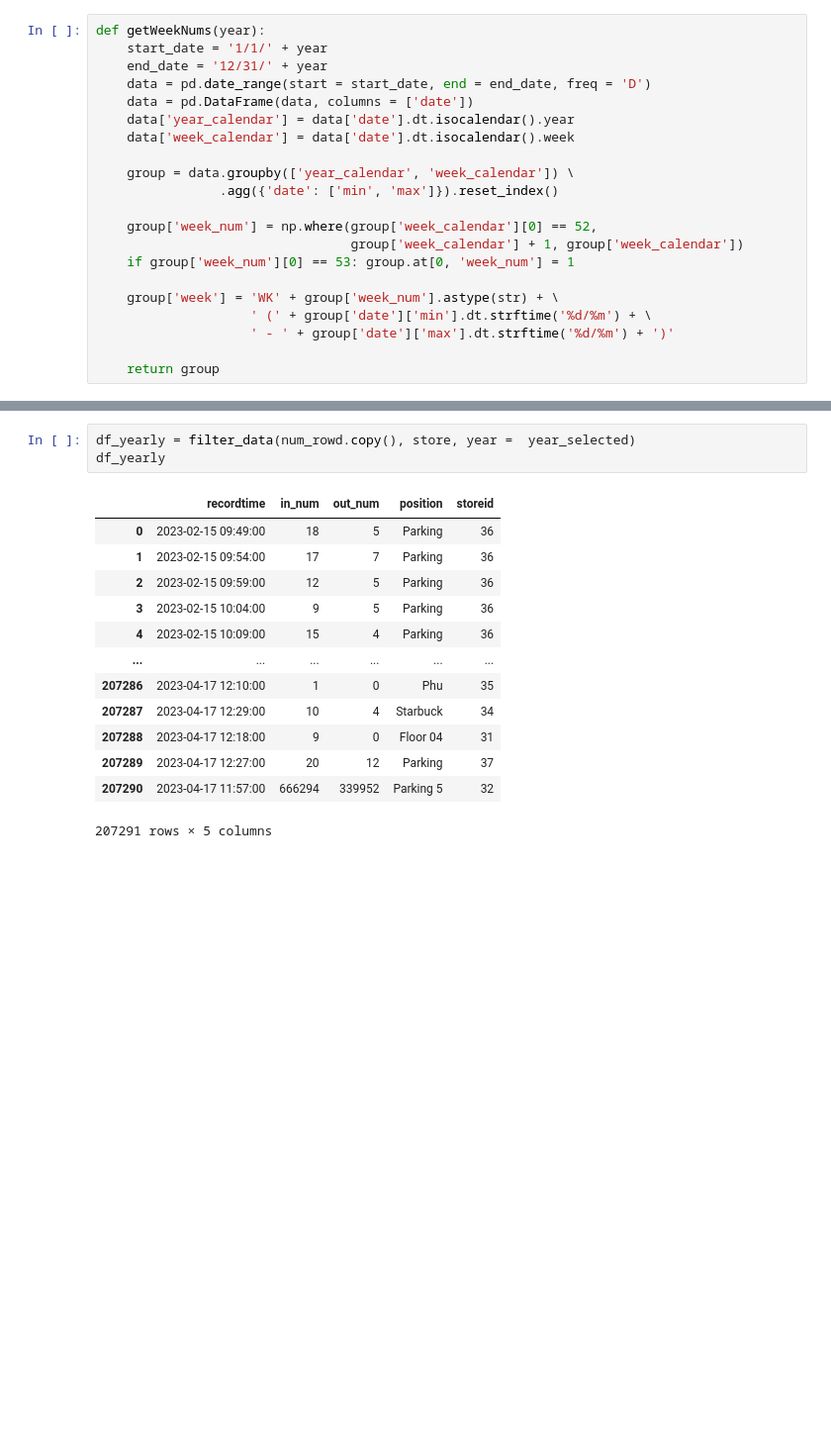
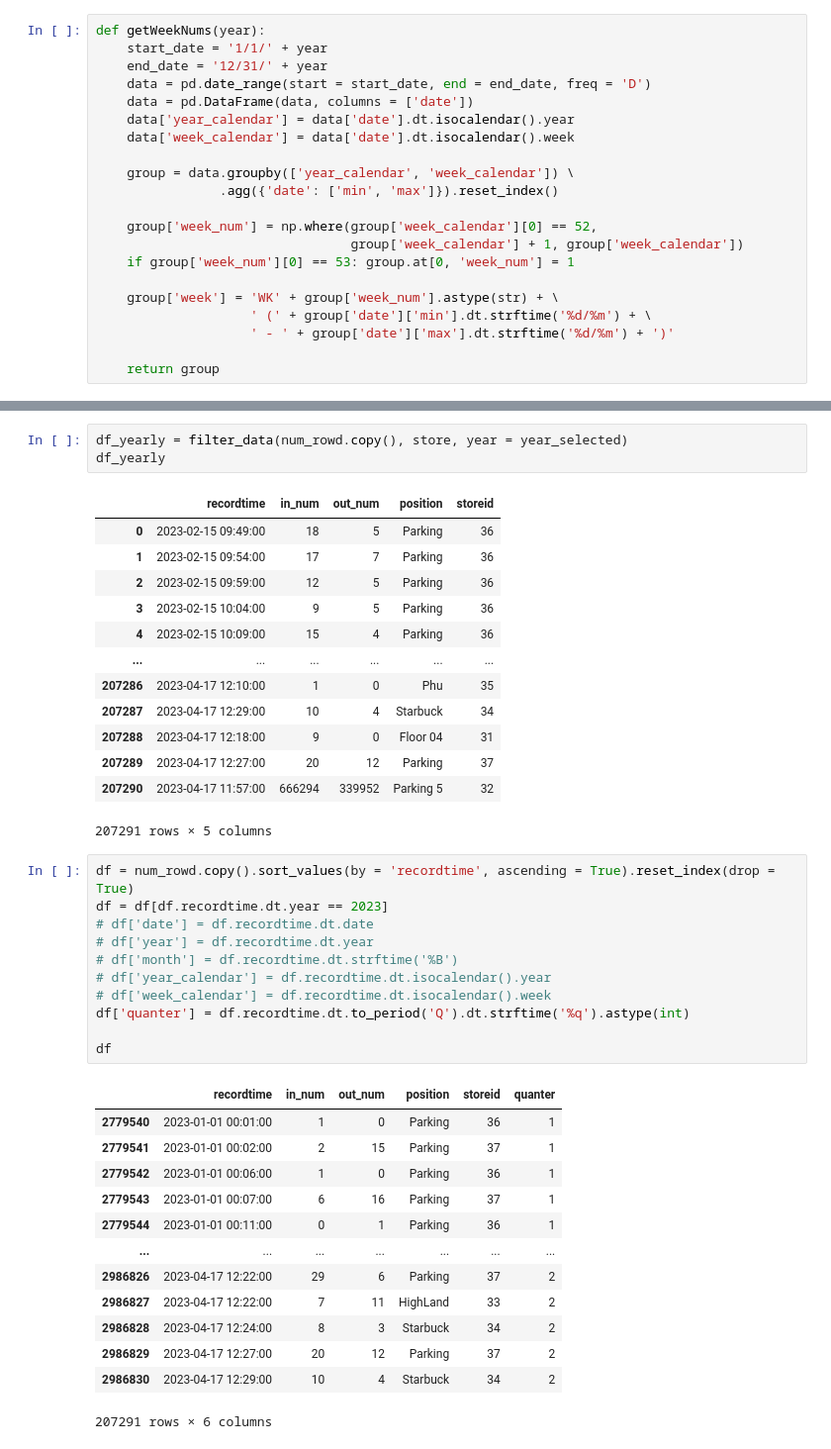
Before and after one commit to phongvu2010/Analytics-iCount-People, a Jupyter notebook: test.ipynb, the cells around one changed output, grey strips where cells are left out. Shown at 99% size. Cells and saved outputs as stored; diff of their text form; blank space fills up the shorter version.

```diff
--- a/test.ipynb
+++ b/test.ipynb
@@ -122,5 +185,5 @@ df_quarter
 # %%
-df_yearly = filter_data(num_rowd.copy(), store, year =  year_selected)
+df_yearly = filter_data(num_rowd.copy(), store, year = year_selected)
 df_yearly
 # %% [output]
 |  | recordtime | in_num | out_num | position | storeid |
@@ -136,3 +199,28 @@ df_yearly
 | 207289 | 2023-04-17 12:27:00 | 20 | 12 | Parking | 37 |
 | 207290 | 2023-04-17 11:57:00 | 666294 | 339952 | Parking 5 | 32 |
 207291 rows × 5 columns
+# %%
+df = num_rowd.copy().sort_values(by = 'recordtime', ascending = True).reset_index(drop = True)
+df = df[df.recordtime.dt.year == 2023]
+# df['date'] = df.recordtime.dt.date
+# df['year'] = df.recordtime.dt.year
+# df['month'] = df.recordtime.dt.strftime('%B')
+# df['year_calendar'] = df.recordtime.dt.isocalendar().year
+# df['week_calendar'] = df.recordtime.dt.isocalendar().week
+df['quanter'] = df.recordtime.dt.to_period('Q').dt.strftime('%q').astype(int)
+
+df
+# %% [output]
+|  | recordtime | in_num | out_num | position | storeid | quanter |
+| 2779540 | 2023-01-01 00:01:00 | 1 | 0 | Parking | 36 | 1 |
+| 2779541 | 2023-01-01 00:02:00 | 2 | 15 | Parking | 37 | 1 |
+| 2779542 | 2023-01-01 00:06:00 | 1 | 0 | Parking | 36 | 1 |
+| 2779543 | 2023-01-01 00:07:00 | 6 | 16 | Parking | 37 | 1 |
+| 2779544 | 2023-01-01 00:11:00 | 0 | 1 | Parking | 36 | 1 |
+| ... | ... | ... | ... | ... | ... | ... |
+| 2986826 | 2023-04-17 12:22:00 | 29 | 6 | Parking | 37 | 2 |
+| 2986827 | 2023-04-17 12:22:00 | 7 | 11 | HighLand | 33 | 2 |
+| 2986828 | 2023-04-17 12:24:00 | 8 | 3 | Starbuck | 34 | 2 |
+| 2986829 | 2023-04-17 12:27:00 | 20 | 12 | Parking | 37 | 2 |
+| 2986830 | 2023-04-17 12:29:00 | 10 | 4 | Starbuck | 34 | 2 |
+207291 rows × 6 columns
```
Also changed, not shown: parts of 8 cells of this notebook, 2 other files.
